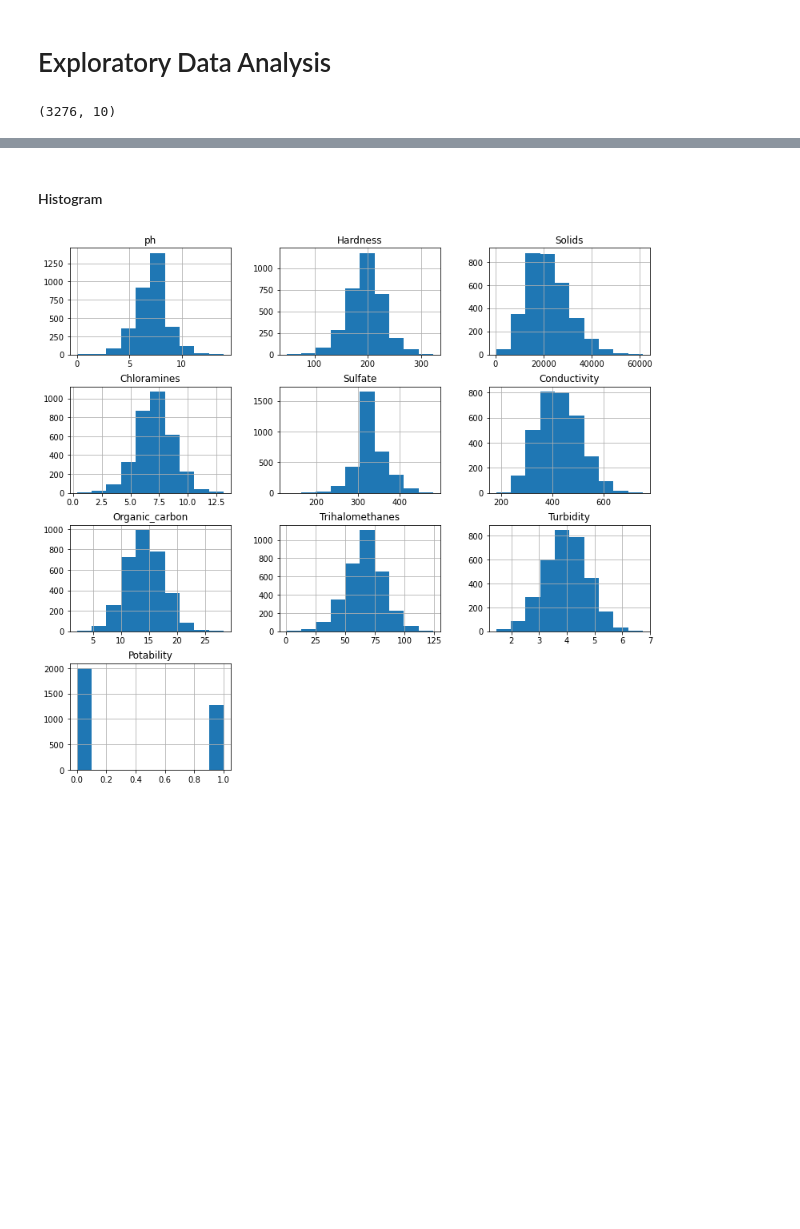
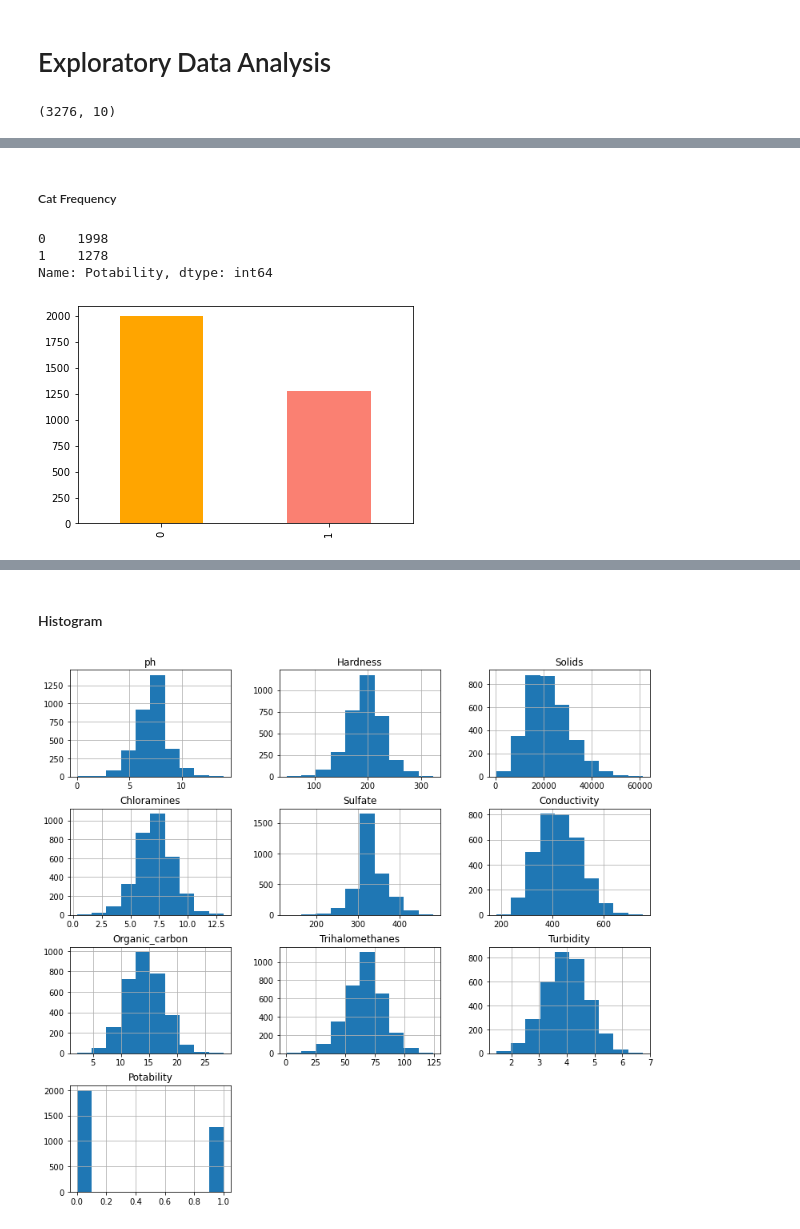
Before and after one commit to thesua7/Water-Potability-Prediction, a Jupyter notebook: Water Quality Prediction.ipynb, the cells around one changed output, grey strips where cells are left out. Drawn from its saved outputs; the diff is of its cells as text; code cells hidden in the pictures; blank space fills up the shorter version.

```diff
--- a/Water Quality Prediction.ipynb
+++ b/Water Quality Prediction.ipynb
@@ -5,5 +6,5 @@ import seaborn as sns
 # %%
-data=pd.read_csv(r'E:\CSE 445 ITN\Project\Project WQP\dataset\water_potability.csv')
+data=pd.read_csv(r'C:\Users\thesu\OneDrive\Documents\water_potability.csv')
 # %%
 data
 # %% [output]
@@ -128,0 +150,13 @@ data.describe()
+# %% [markdown]
+##### Cat Frequency
+# %%
+data.Potability.value_counts()
+# %% [output]
+0    1998
+1    1278
+Name: Potability, dtype: int64
+# %%
+data.Potability.value_counts().plot(kind="bar", color=["orange", "salmon"])
+mplt.show()
+# %% [output]
+[figure, added]
```
Also changed, not shown: parts of 12 cells of this notebook.
